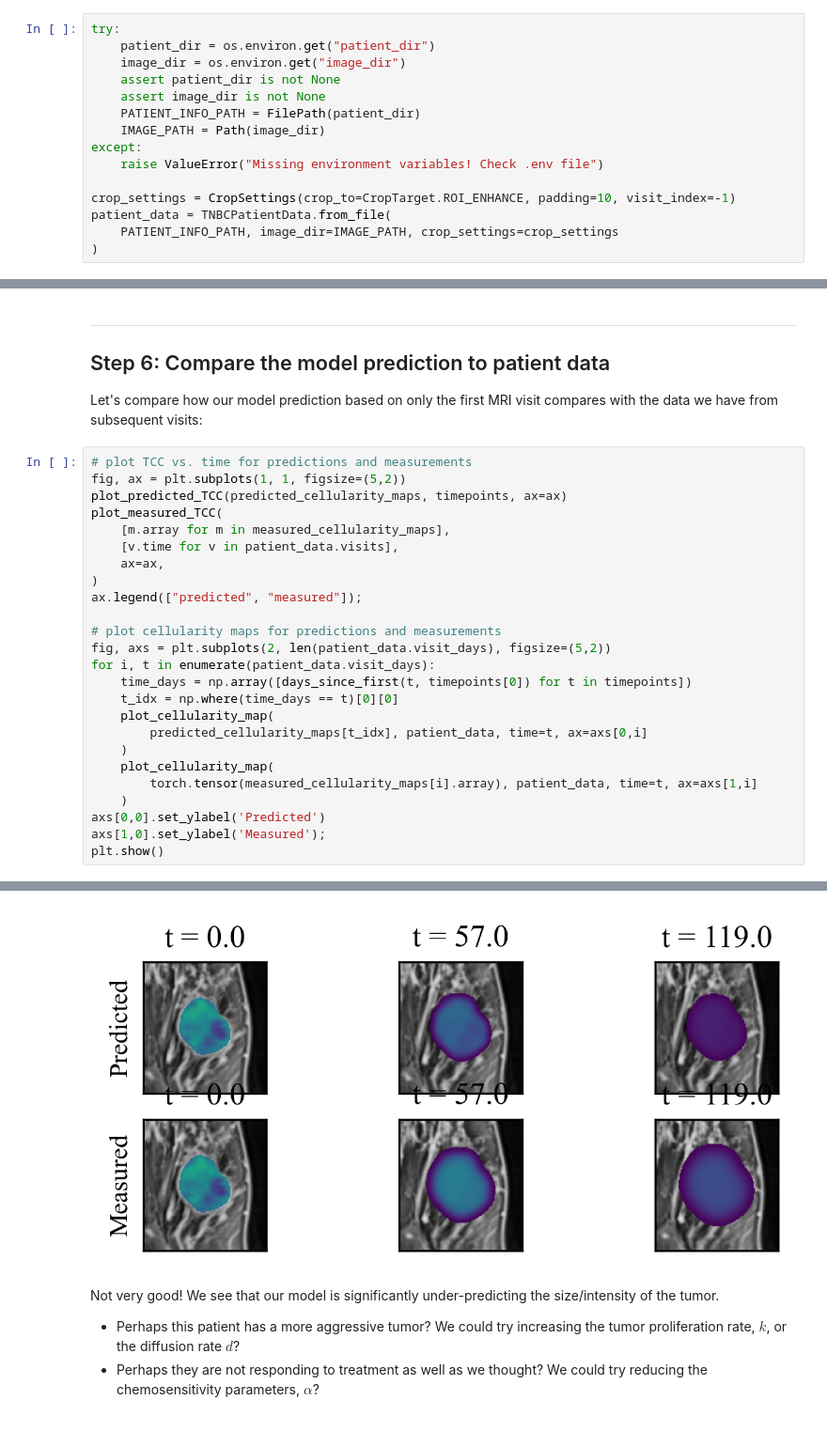
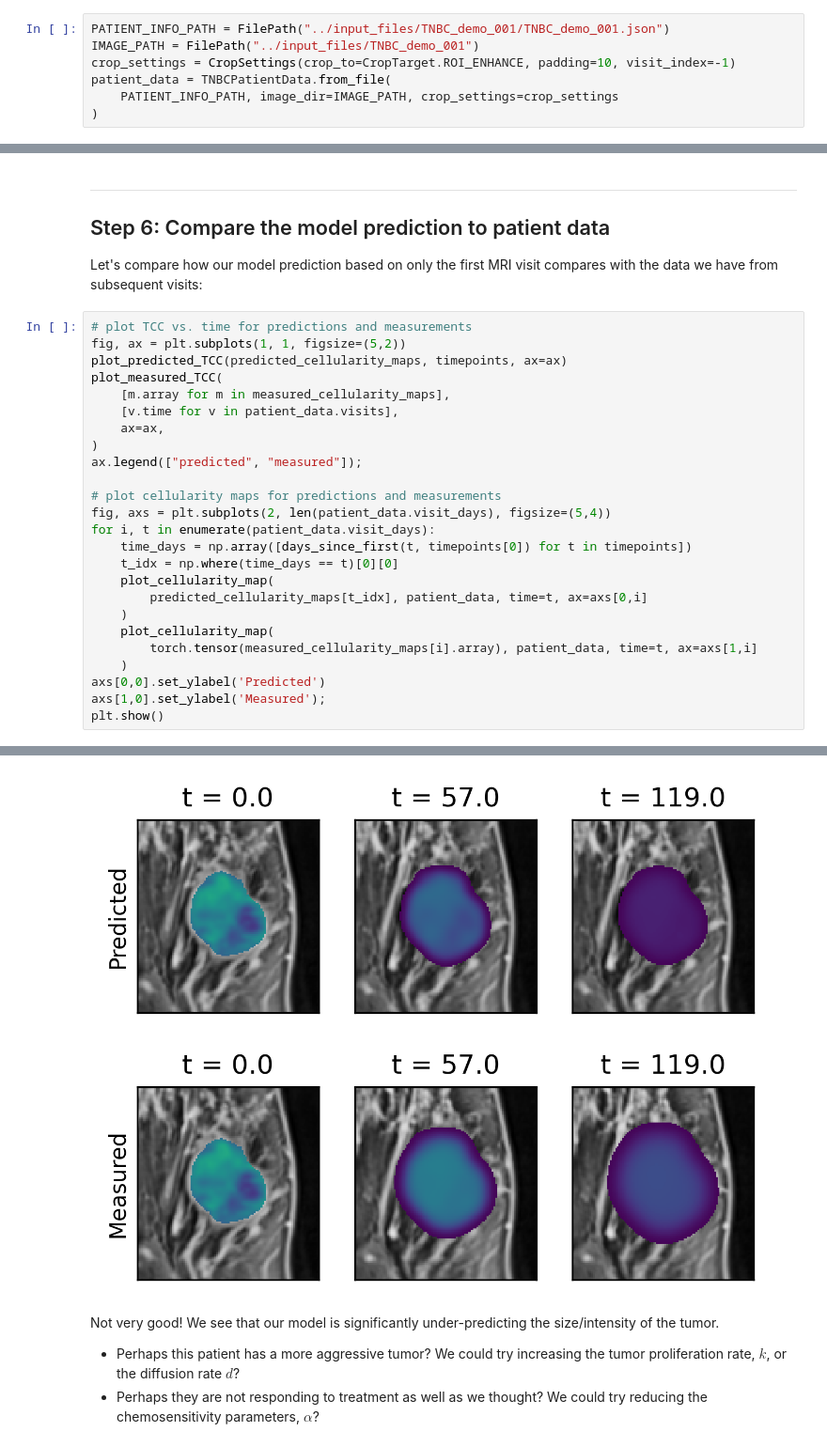
Before and after one commit to alexgdebeer/TumorTwin, a Jupyter notebook: tutorials/TNBC_Demo.ipynb, the cells around one changed output, grey strips where cells are left out. Shown at 94% size. Drawn from its saved outputs; the diff is of its cells as text.

````diff
--- a/tutorials/TNBC_Demo.ipynb
+++ b/tutorials/TNBC_Demo.ipynb
@@ -80,16 +103,8 @@ image_dir = path_to_image_folder
 patient_dir = path_to_patient_json
 ```
 # %%
-try:
-    patient_dir = os.environ.get("patient_dir")
-    image_dir = os.environ.get("image_dir")
-    assert patient_dir is not None
-    assert image_dir is not None
-    PATIENT_INFO_PATH = FilePath(patient_dir)
-    IMAGE_PATH = Path(image_dir)
-except:
-    raise ValueError("Missing environment variables! Check .env file")
-
+PATIENT_INFO_PATH = FilePath("../input_files/TNBC_demo_001/TNBC_demo_001.json")
+IMAGE_PATH = FilePath("../input_files/TNBC_demo_001")
 crop_settings = CropSettings(crop_to=CropTarget.ROI_ENHANCE, padding=10, visit_index=-1)
 patient_data = TNBCPatientData.from_file(
     PATIENT_INFO_PATH, image_dir=IMAGE_PATH, crop_settings=crop_settings
@@ -267,7 +282,7 @@ plot_measured_TCC(
 ax.legend(["predicted", "measured"]);
 
 # plot cellularity maps for predictions and measurements
-fig, axs = plt.subplots(2, len(patient_data.visit_days), figsize=(5,2))
+fig, axs = plt.subplots(2, len(patient_data.visit_days), figsize=(5,4))
 for i, t in enumerate(patient_data.visit_days):
     time_days = np.array([days_since_first(t, timepoints[0]) for t in timepoints])
     t_idx = np.where(time_days == t)[0][0]
@@ -285,4 +300,4 @@ plt.show()
-[figure, old version]
+[figure, new version]
 # %% [markdown]
 Not very good! We see that our model is significantly under-predicting the size/intensity of the tumor.
 - Perhaps this patient has a more aggressive tumor? We could try increasing the tumor proliferation rate, $k$, or the diffusion rate $d$?
````
Also changed, not shown: parts of 10 cells of this notebook, 2 other files.
